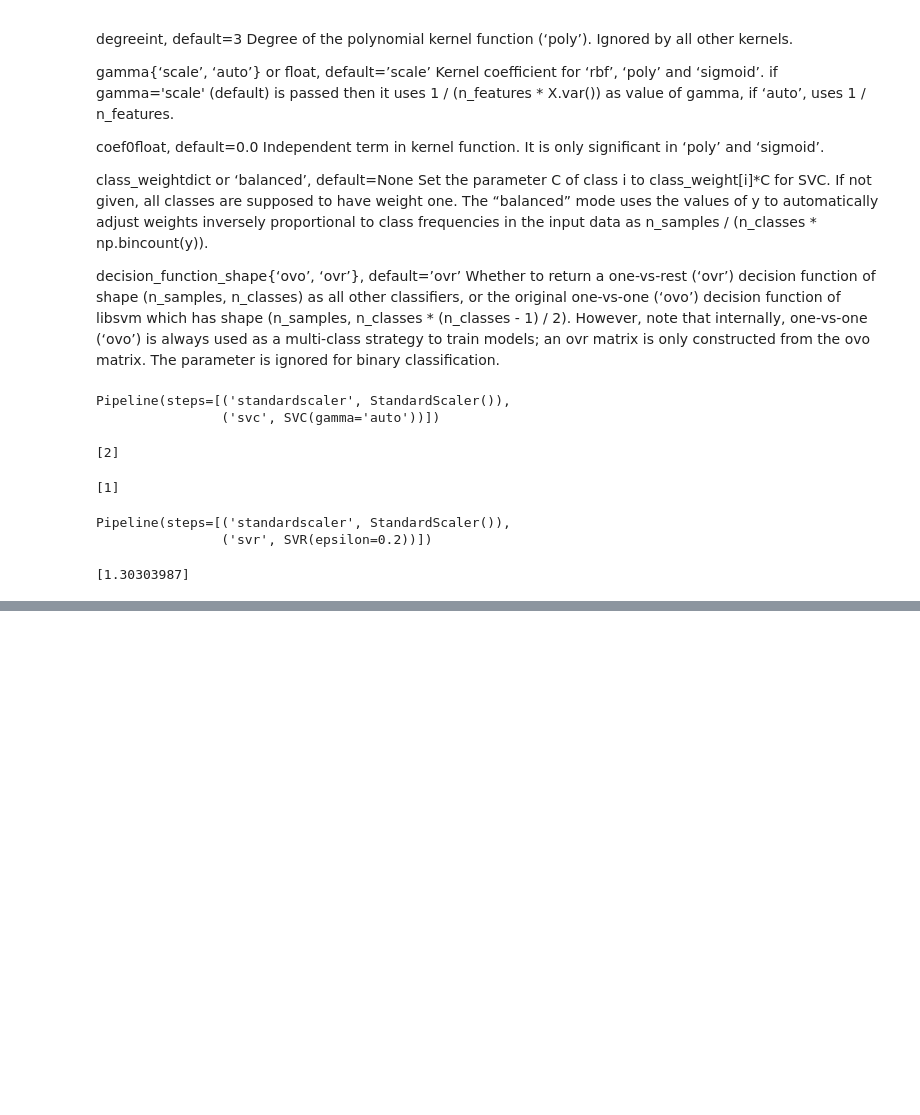
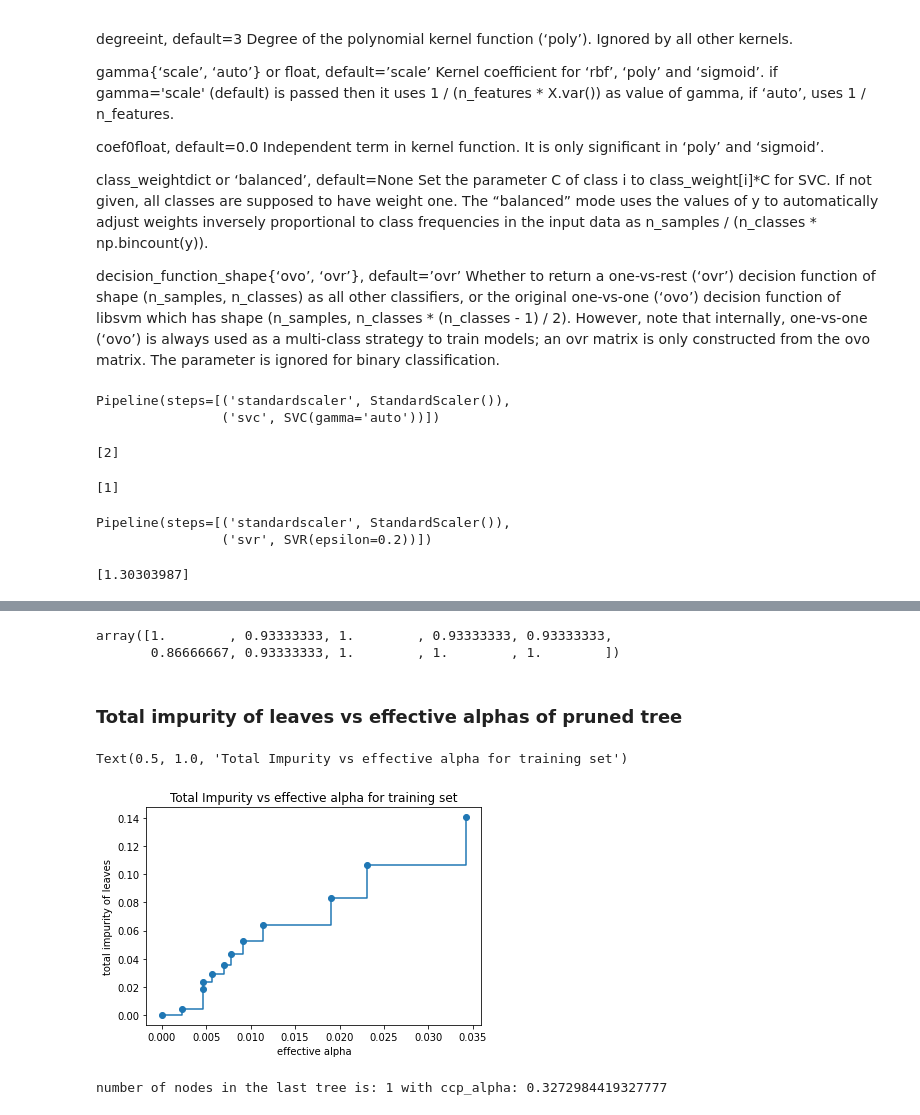
Before and after one commit to snigdhakakkar/ML_Algo_Implementation, a Jupyter notebook: MachineLearningAlgoPracticeSheet.ipynb, the cells around one changed output, grey strips where cells are left out. Drawn from its saved outputs; the diff is of its cells as text; code cells hidden in the pictures; blank space fills up the shorter version.

Commit message:
updated with Decision Tree Classifier, Regressor and Pruning

```diff
--- a/MachineLearningAlgoPracticeSheet.ipynb
+++ b/MachineLearningAlgoPracticeSheet.ipynb
@@ -541,0 +604,13 @@ print(regr.predict([[0.3,0.4, 0.6, 1, 2.3]]))
+# %%
+from sklearn.model_selection import cross_val_score
+from sklearn.datasets import load_iris
+from sklearn.tree import DecisionTreeClassifier
+
+clf = DecisionTreeClassifier(random_state=0)
+iris = load_iris()
+cross_val_score(clf, iris.data,iris.target,cv=10)
+# %% [output]
+array([1.        , 0.93333333, 1.        , 0.93333333, 0.93333333,
+       0.86666667, 0.93333333, 1.        , 1.        , 1.        ])
+# %% [markdown]
+### Total impurity of leaves vs effective alphas of pruned tree
@@ -541,0 +622,30 @@ print(regr.predict([[0.3,0.4, 0.6, 1, 2.3]]))
+# %%
+X, y = load_breast_cancer(return_X_y=True)
+X_train, X_test, y_train, y_test = train_test_split(X, y, random_state=0)
+
+clf = DecisionTreeClassifier(random_state=0)
+path = clf.cost_complexity_pruning_path(X_train, y_train)
+ccp_alphas, impurities = path.ccp_alphas, path.impurities
+# %%
+fig, ax = plt.subplots()
+ax.plot(ccp_alphas[:-1], impurities[:-1], marker="o", drawstyle="steps-post")
+ax.set_xlabel("effective alpha")
+ax.set_ylabel("total impurity of leaves")
+ax.set_title("Total Impurity vs effective alpha for training set")
+# %% [output]
+Text(0.5, 1.0, 'Total Impurity vs effective alpha for training set')
+[figure, added]
+# %%
+##train a decision tree using the effective alphas.
+##The last value in ccp_alphas is the alpha value that prunes the whole tree, leaving the tree,
+##clfs[-1], with one node.
+
+clfs = []
+for ccp_alpha in ccp_alphas:
+    clf = DecisionTreeClassifier(random_state=0, ccp_alpha=ccp_alpha)
+    clf.fit(X_train, y_train)
+    clfs.append(clf)
+print("number of nodes in the last tree is: {} with ccp_alpha: {} ".format(clfs[-1].tree_.node_count,ccp_alphas[-1])
+     )
+# %% [output]
+number of nodes in the last tree is: 1 with ccp_alpha: 0.3272984419327777
```
Also changed, not shown: parts of 9 cells of this notebook.
